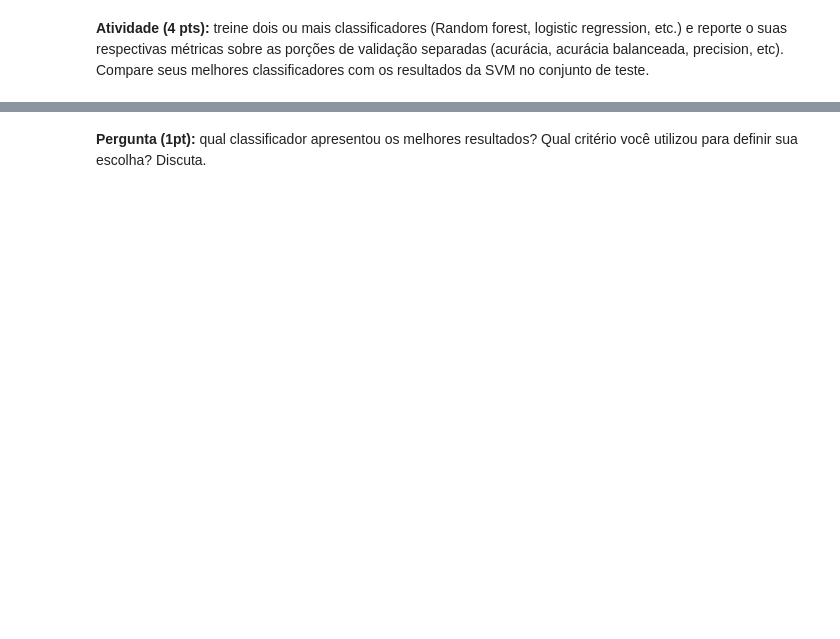
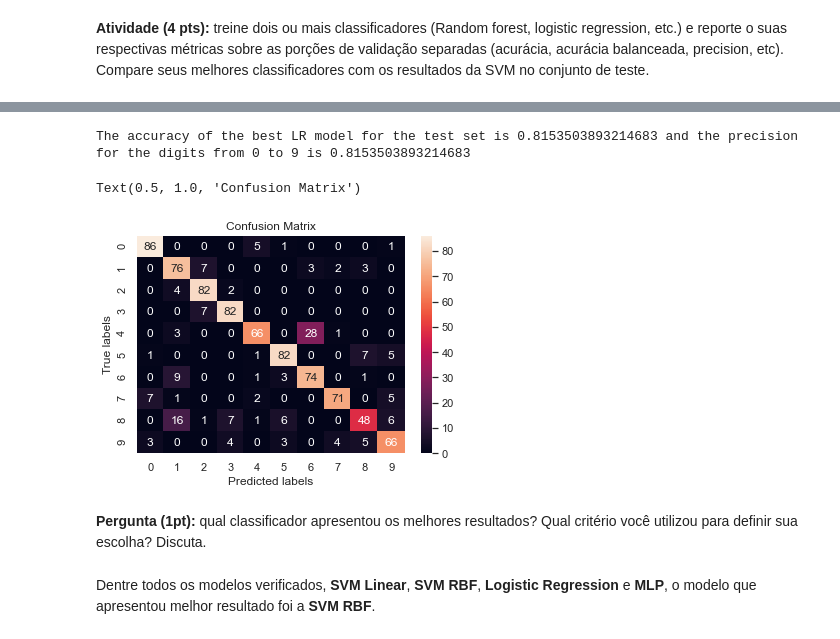
Before and after one commit to kroncatti/complex-data-mining, a Jupyter notebook: inf-0616-supervised-learning/assignment1-svm/assignment_1.ipynb, the cells around one changed output, grey strips where cells are left out. Saved outputs shown, nothing was run; the diff lists cells and outputs as text; code cells hidden in the pictures; blank space fills up the shorter version.

Commit message:
finishing models

```diff
--- a/inf-0616-supervised-learning/assignment1-svm/assignment_1.ipynb
+++ b/inf-0616-supervised-learning/assignment1-svm/assignment_1.ipynb
@@ -313,0 +350,14 @@ For the best model, the precisions for 10-fold CV are [0.98888889 0.96666667 0.9
+# %%
+# Using best alpha to retrain the model and calculate its metrics with the training set
+
+print(f"Training model with Best accuracy of {max_score_mlp} for Alpha of {alpha_max_score_mlp}")
+best_mlp = neural_network.MLPClassifier(alpha=alpha_max_score_mlp, hidden_layer_sizes=(4,3), activation='relu', random_state=rs, max_iter=2000)
+accuracies_best_mlp = cross_val_score(best_mlp, x_train, y_train, cv=10, scoring='accuracy')
+bal_accuracies_best_mlp = cross_val_score(best_mlp, x_train, y_train, cv=10, scoring='balanced_accuracy')
+
+scoring = metrics.make_scorer(metrics.precision_score, average='micro')
+precisions_best_mlp = cross_val_score(best_mlp, x_train, y_train, cv=cv, scoring=scoring)
+
+print(f"For the best model, the accuracies for {cv}-fold CV are {accuracies_best_mlp}")
+print(f"For the best model, the balanced accuracies for {cv}-fold CV are {bal_accuracies_best_mlp}")
+print(f"For the best model, the precisions for {cv}-fold CV are {precisions_best_mlp}")
@@ -314,2 +372,26 @@ For the best model, the precisions for 10-fold CV are [0.98888889 0.96666667 0.9
+# %%
+# Best model trained previously being retrained/fitted
+best_mlp.fit(X=x_train, y=y_train)
+
+# Applying prediction to test set
+y_pred_best_mlp_test = best_mlp.predict(x_test)
+
+# Applying accuracy and precision to test set
+acc_best_mlp_test = metrics.accuracy_score(y_true=y_test, y_pred=y_pred_best_mlp_test)
+prec_best_mlp_test = metrics.precision_score(y_true=y_test, y_pred=y_pred_best_mlp_test, average='micro')
+print(f"The accuracy of the best LR model for the test set is {acc_best_mlp_test} and the precision for the digits from 0 to 9 is {prec_best_mlp_test}")
+
+# Confusion matrix
+cm_best_mlp_test = metrics.confusion_matrix(y_true=y_test, y_pred=y_pred_best_mlp_test)
+ax= plt.subplot()
+sns.heatmap(cm_best_mlp_test, annot=True, fmt='g', ax=ax)
+ax.set_xlabel('Predicted labels');ax.set_ylabel('True labels');
+ax.set_title('Confusion Matrix')
+# %% [output]
+The accuracy of the best LR model for the test set is 0.8153503893214683 and the precision for the digits from 0 to 9 is 0.8153503893214683
+Text(0.5, 1.0, 'Confusion Matrix')
+[figure, added]
 # %% [markdown]
 **Pergunta (1pt):** qual classificador apresentou os melhores resultados? Qual critério você utilizou para definir sua escolha? Discuta.
+# %% [markdown]
+Dentre todos os modelos verificados, **SVM Linear**, **SVM RBF**, **Logistic Regression** e **MLP**, o modelo que apresentou melhor resultado foi a **SVM RBF**.
```
Also changed, not shown: parts of 9 cells of this notebook.
